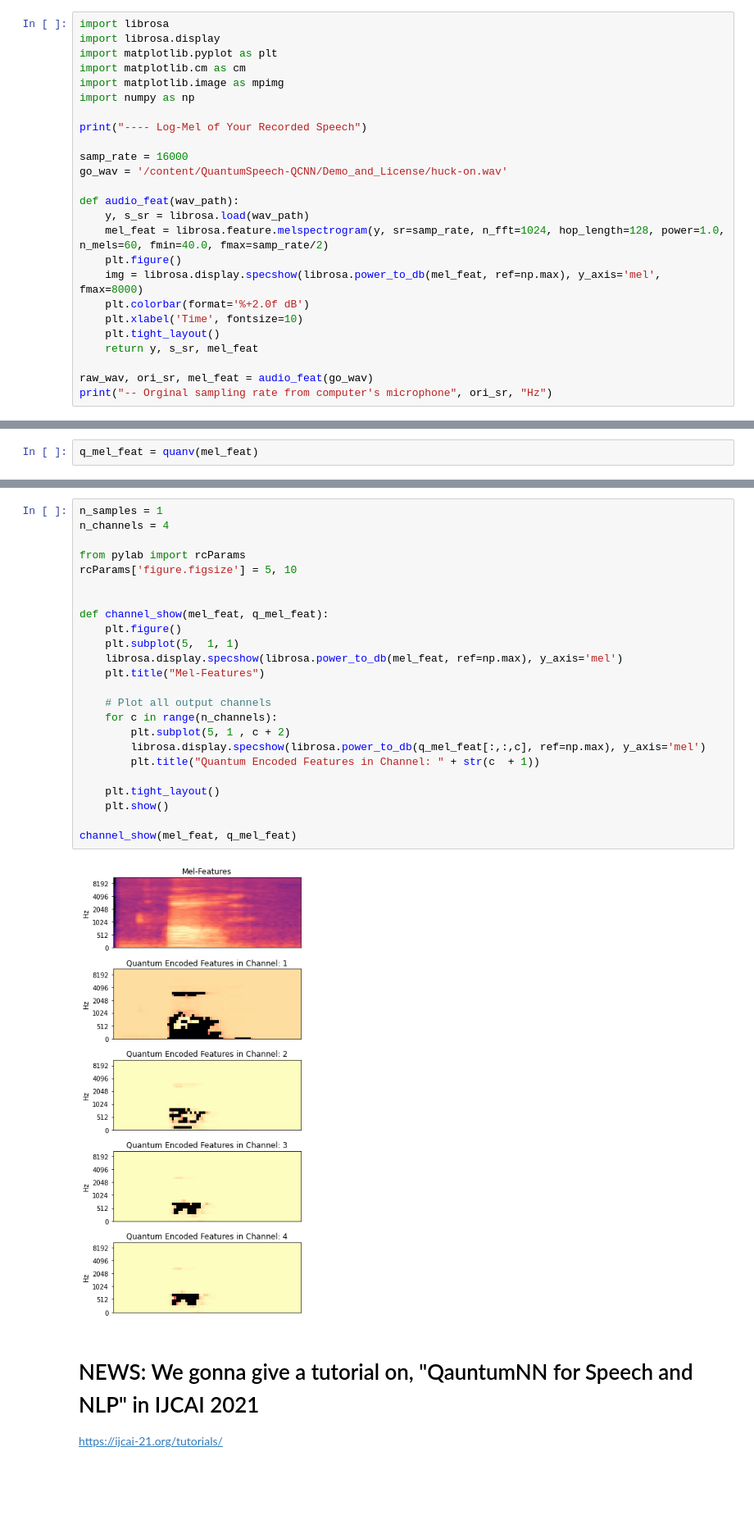
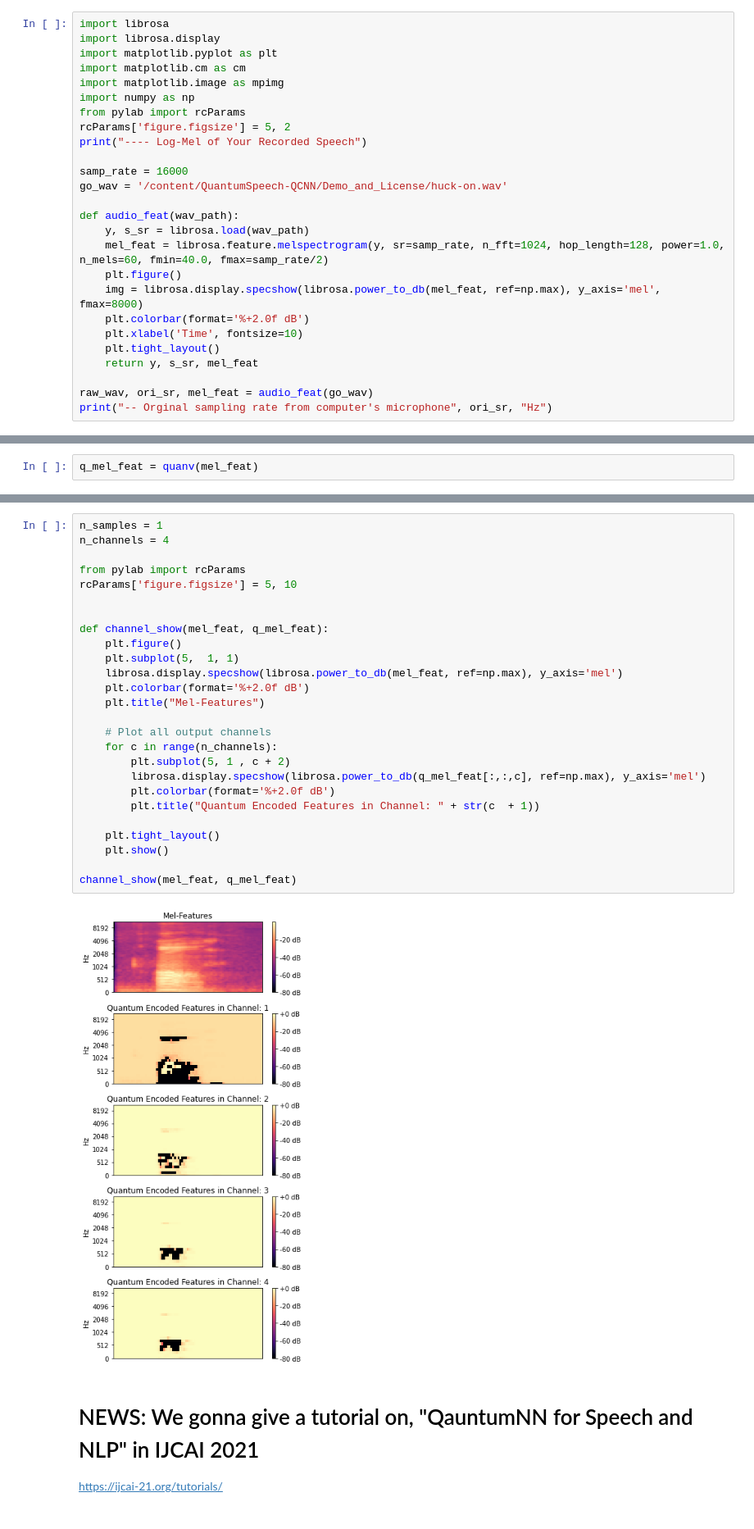
Before and after one commit to huckiyang/QuantumSpeech-QCNN, a Jupyter notebook: Demo_and_License/ICASSP_Show_Demo.ipynb, the cells around one changed output, grey strips where cells are left out. Shown at 82% size. Drawn from its saved outputs; the diff is of its cells as text; blank space fills up the shorter version.

```diff
--- a/Demo_and_License/ICASSP_Show_Demo.ipynb
+++ b/Demo_and_License/ICASSP_Show_Demo.ipynb
@@ -97,7 +99,8 @@ import matplotlib.pyplot as plt
 import matplotlib.cm as cm
 import matplotlib.image as mpimg
 import numpy as np
-
+from pylab import rcParams
+rcParams['figure.figsize'] = 5, 2
 print("---- Log-Mel of Your Recorded Speech")
 
 samp_rate = 16000
@@ -205,29 +213,31 @@ q_mel_feat = quanv(mel_feat)
 # %%
 n_samples = 1
 n_channels = 4
 
 from pylab import rcParams
 rcParams['figure.figsize'] = 5, 10
 
 
 def channel_show(mel_feat, q_mel_feat):
     plt.figure()
     plt.subplot(5,  1, 1)
     librosa.display.specshow(librosa.power_to_db(mel_feat, ref=np.max), y_axis='mel')
+    plt.colorbar(format='%+2.0f dB')
     plt.title("Mel-Features")
 
     # Plot all output channels
     for c in range(n_channels):
         plt.subplot(5, 1 , c + 2)
         librosa.display.specshow(librosa.power_to_db(q_mel_feat[:,:,c], ref=np.max), y_axis='mel')
+        plt.colorbar(format='%+2.0f dB')
         plt.title("Quantum Encoded Features in Channel: " + str(c  + 1))
 
     plt.tight_layout()
     plt.show()
 
 channel_show(mel_feat, q_mel_feat)
 # %% [output]
-[figure, old version]
+[figure, new version]
 # %% [markdown]
 # NEWS: We gonna give a tutorial on, "QauntumNN for Speech and NLP" in IJCAI 2021
 https://ijcai-21.org/tutorials/
```
Also changed, not shown: parts of 5 cells of this notebook.
